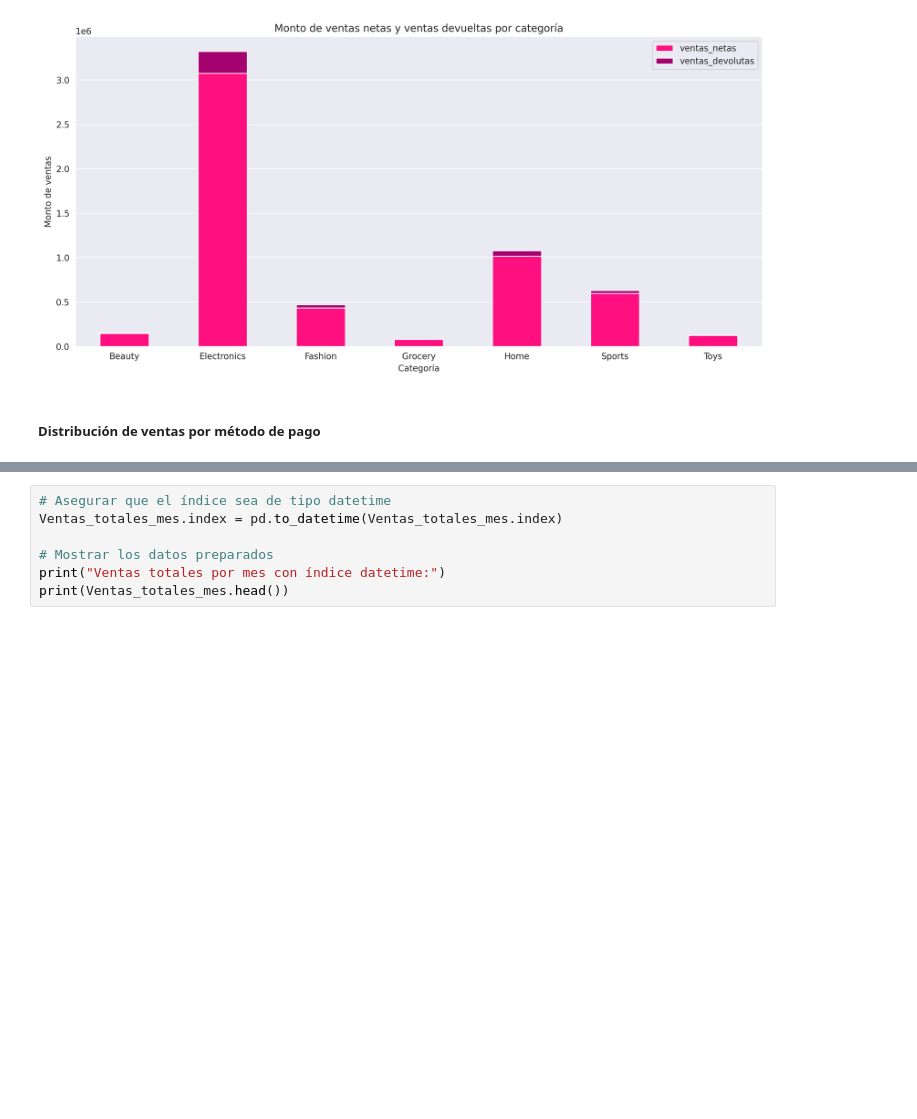
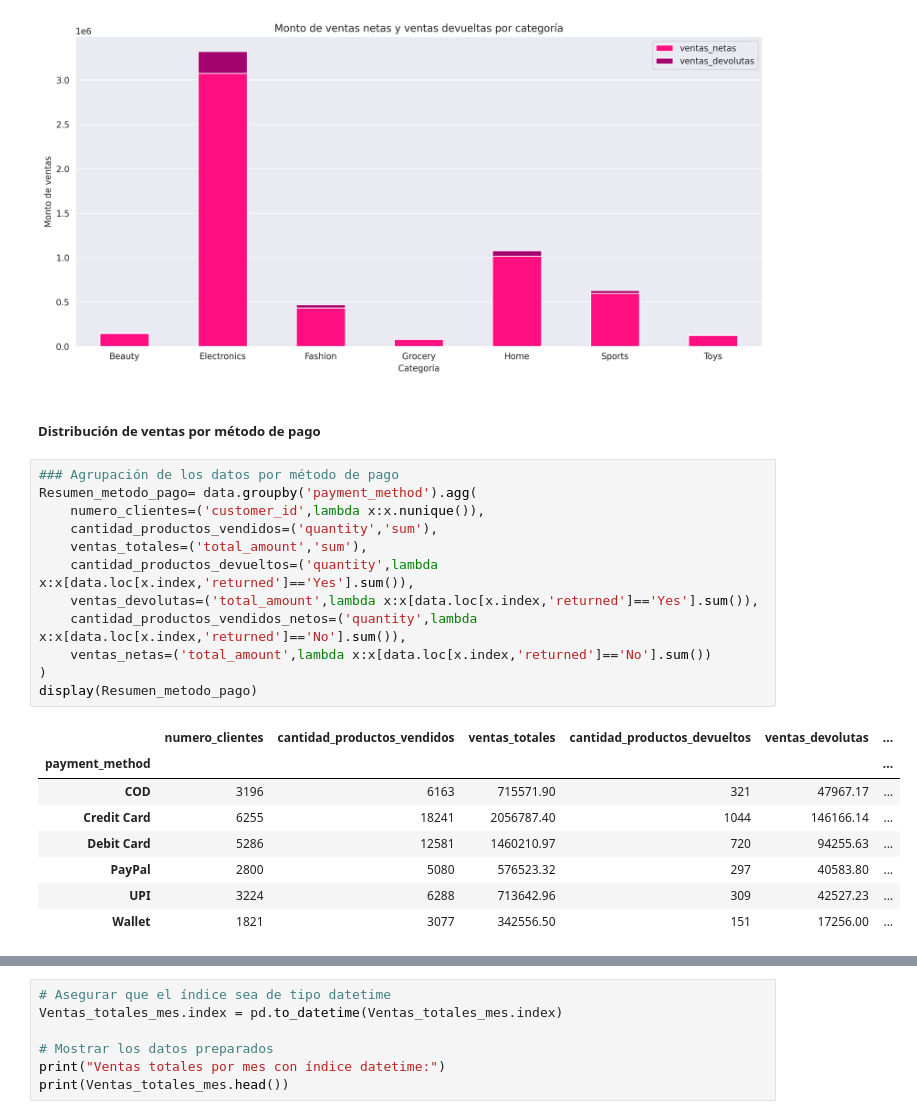
Before and after one commit to AdnachielBismarck/E-commerce-Sales_Transactions, a Jupyter notebook: E_commerce_Sales_Transactions.ipynb, the cells around one changed output, grey strips where cells are left out. Saved outputs shown, nothing was run; the diff lists cells and outputs as text; blank space fills up the shorter version.

```diff
--- a/E_commerce_Sales_Transactions.ipynb
+++ b/E_commerce_Sales_Transactions.ipynb
@@ -433,4 +411,25 @@ plt.show()
 [figure]
 # %% [markdown]
 ##### **Distribución de ventas por método de pago**
+# %%
+### Agrupación de los datos por método de pago
+Resumen_metodo_pago= data.groupby('payment_method').agg(
+    numero_clientes=('customer_id',lambda x:x.nunique()),
+    cantidad_productos_vendidos=('quantity','sum'),
+    ventas_totales=('total_amount','sum'),
+    cantidad_productos_devueltos=('quantity',lambda x:x[data.loc[x.index,'returned']=='Yes'].sum()),
+    ventas_devolutas=('total_amount',lambda x:x[data.loc[x.index,'returned']=='Yes'].sum()),
+    cantidad_productos_vendidos_netos=('quantity',lambda x:x[data.loc[x.index,'returned']=='No'].sum()),
+    ventas_netas=('total_amount',lambda x:x[data.loc[x.index,'returned']=='No'].sum())
+)
+display(Resumen_metodo_pago)
+# %% [output]
+|  | numero_clientes | cantidad_productos_vendidos | ventas_totales | cantidad_productos_devueltos | ventas_devolutas | ... |
+| payment_method |  |  |  |  |  | ... |
+| COD | 3196 | 6163 | 715571.90 | 321 | 47967.17 | ... |
+| Credit Card | 6255 | 18241 | 2056787.40 | 1044 | 146166.14 | ... |
+| Debit Card | 5286 | 12581 | 1460210.97 | 720 | 94255.63 | ... |
+| PayPal | 2800 | 5080 | 576523.32 | 297 | 40583.80 | ... |
+| UPI | 3224 | 6288 | 713642.96 | 309 | 42527.23 | ... |
+| Wallet | 1821 | 3077 | 342556.50 | 151 | 17256.00 | ... |
 # %%
```
Also changed, not shown: parts of 8 cells of this notebook.
